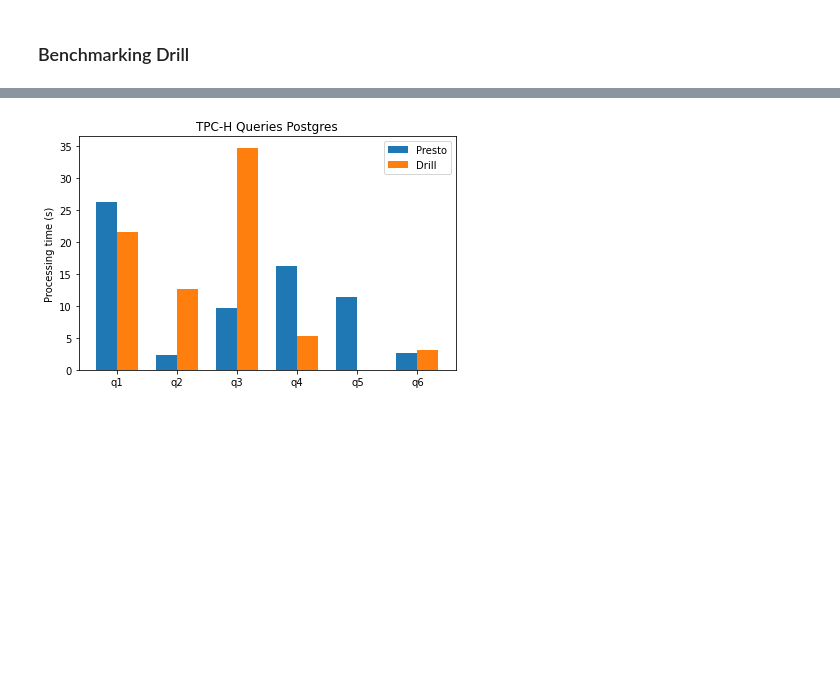
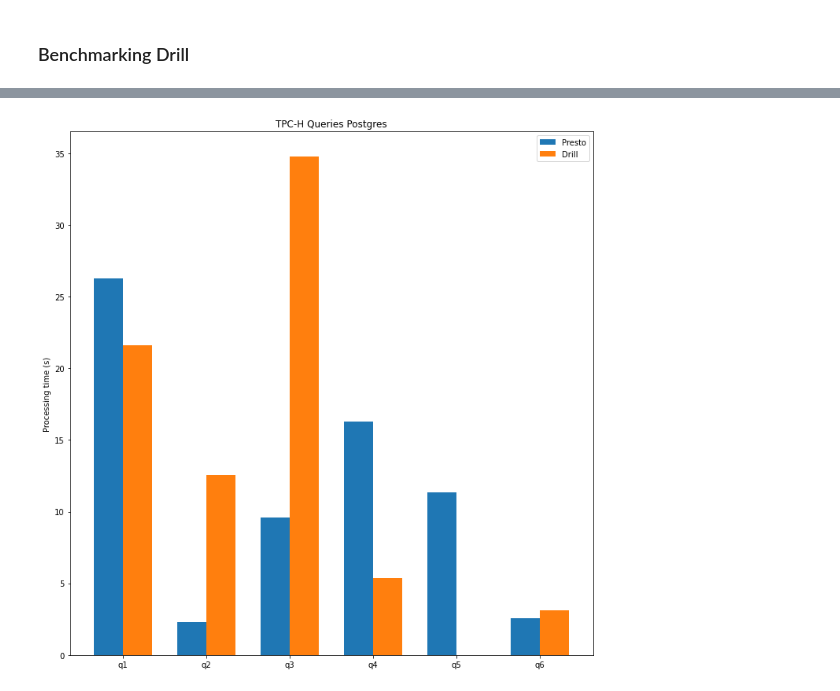
Before and after one commit to LaertNuhu/federated_queries_benchmark, a Jupyter notebook: benchmark/benchmark.ipynb, the cells around one changed output, grey strips where cells are left out. Cells and saved outputs as stored; diff of their text form; code cells hidden in the pictures; blank space fills up the shorter version.

```diff
--- a/benchmark/benchmark.ipynb
+++ b/benchmark/benchmark.ipynb
@@ -259,22 +257,20 @@ plt.show()
 # %%
 labels = sorted_query_keys[:6]
 x = np.arange(len(labels))
 width = 0.35
-fig, ax = plt.subplots()
+fig, ax = plt.subplots(figsize=(10, 10))
 rects1 = ax.bar(x - width/2, presto_results.iloc[1][:6], width, label='Presto')
 rects2 = ax.bar(x + width/2, drill_results.iloc[1][:6], width, label='Drill')
 
 ax.set_ylabel('Processing time (s)')
 ax.set_title('TPC-H Queries Postgres')
 ax.set_xticks(x)
 ax.set_xticklabels(labels)
 ax.legend()
 
 fig.tight_layout()
-
-plt.show()
 # %% [output]
-[figure, old version]
+[figure, new version]
 # %%
 labels = sorted_query_keys[6:]
 x = np.arange(len(labels))
```
Also changed, not shown: parts of 8 cells of this notebook.
